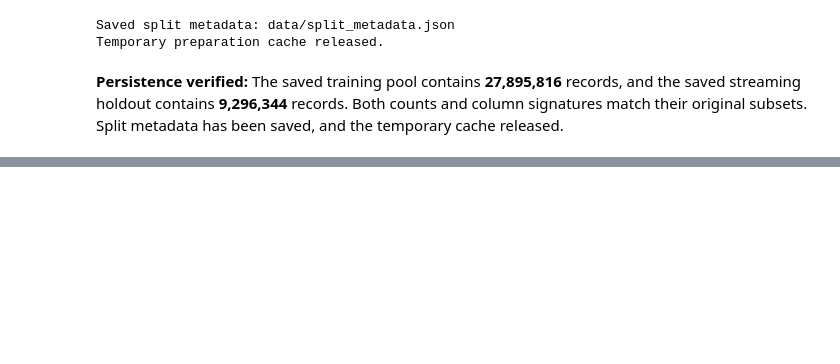
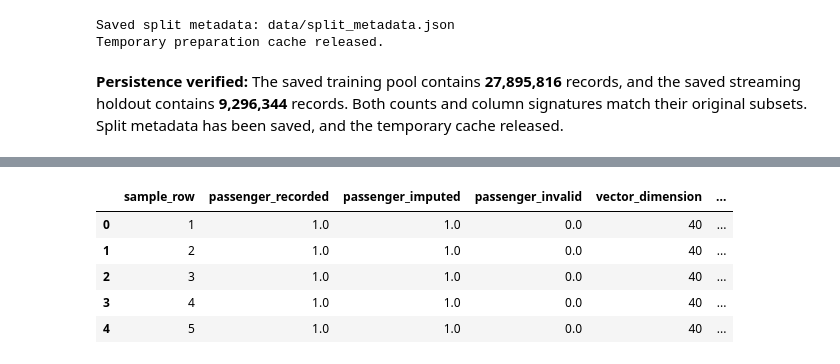
Before and after one commit to hncha9-eng/ITO5202_Ass2_27602966, a Jupyter notebook: assessment2.ipynb, the cells around one changed output, grey strips where cells are left out. Drawn from its saved outputs; the diff is of its cells as text; code cells hidden in the pictures; blank space fills up the shorter version.

```diff
--- a/assessment2.ipynb
+++ b/assessment2.ipynb
@@ -1326,0 +3441,74 @@ Temporary preparation cache released.
+# %%
+feature_sample_df = feature_pipeline_model.transform(
+    fit_df.select(*MODEL_INPUT_COLUMNS).limit(5)
+)
+
+feature_sample_rows = feature_sample_df.select(
+    "trip_distance",
+    "trip_distance_capped",
+    "trip_duration_minutes",
+    "trip_duration_minutes_capped",
+    "passenger_count",
+    "passenger_count_imputed",
+    "passenger_invalid_flag",
+    FEATURES_COL,
+).collect()
+
+assert len(feature_sample_rows) == 5
+
+for row in feature_sample_rows:
+    vector = row[FEATURES_COL]
+
+    assert vector is not None
+    assert vector.size == FEATURE_VECTOR_SIZE
+    assert all(
+        math.isfinite(float(value))
+        for value in vector.toArray()
+    )
+
+measurement_preview = pd.DataFrame([
+    {
+        "distance_recorded": row["trip_distance"],
+        "distance_capped": row["trip_distance_capped"],
+        "duration_recorded": row["trip_duration_minutes"],
+        "duration_capped": row["trip_duration_minutes_capped"],
+    }
+    for row in feature_sample_rows
+])
+
+feature_preview = pd.DataFrame([
+    {
+        "sample_row": position,
+        "passenger_recorded": row["passenger_count"],
+        "passenger_imputed": row["passenger_count_imputed"],
+        "passenger_invalid": float(row["passenger_invalid_flag"]),
+        "vector_dimension": row[FEATURES_COL].size,
+        "nonzero_entries": row[FEATURES_COL].numNonzeros(),
+    }
+    for position, row in enumerate(
+        feature_sample_rows,
+        start=1,
+    )
+])
+
+print("Distance in miles; duration in minutes:")
+display(measurement_preview.round(4))
+
+print("Passenger handling and feature vector checks:")
+display(feature_preview)
+
+feature_sample_df.select(
+    UNSCALED_FEATURES_COL,
+    FEATURES_COL,
+).printSchema()
+
+feature_sample_df.select(FEATURES_COL).show(
+    3,
+    truncate=70,
+)
+
+print(
+    "Sample checks passed:",
+    "consistent vector dimensions and finite feature values.",
+)
+# %% [output]
@@ -1326,0 +3523,6 @@ Temporary preparation cache released.
+|  | sample_row | passenger_recorded | passenger_imputed | passenger_invalid | vector_dimension | ... |
+| 0 | 1 | 1.0 | 1.0 | 0.0 | 40 | ... |
+| 1 | 2 | 1.0 | 1.0 | 0.0 | 40 | ... |
+| 2 | 3 | 1.0 | 1.0 | 0.0 | 40 | ... |
+| 3 | 4 | 1.0 | 1.0 | 0.0 | 40 | ... |
+| 4 | 5 | 1.0 | 1.0 | 0.0 | 40 | ... |
```
Also changed, not shown: parts of 72 cells of this notebook, 1 other file.
